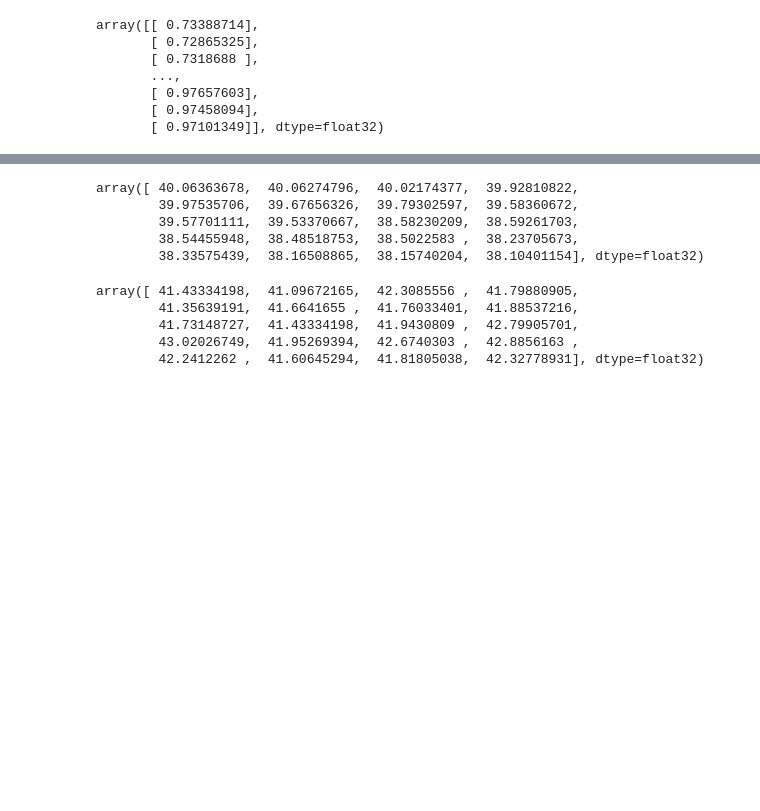
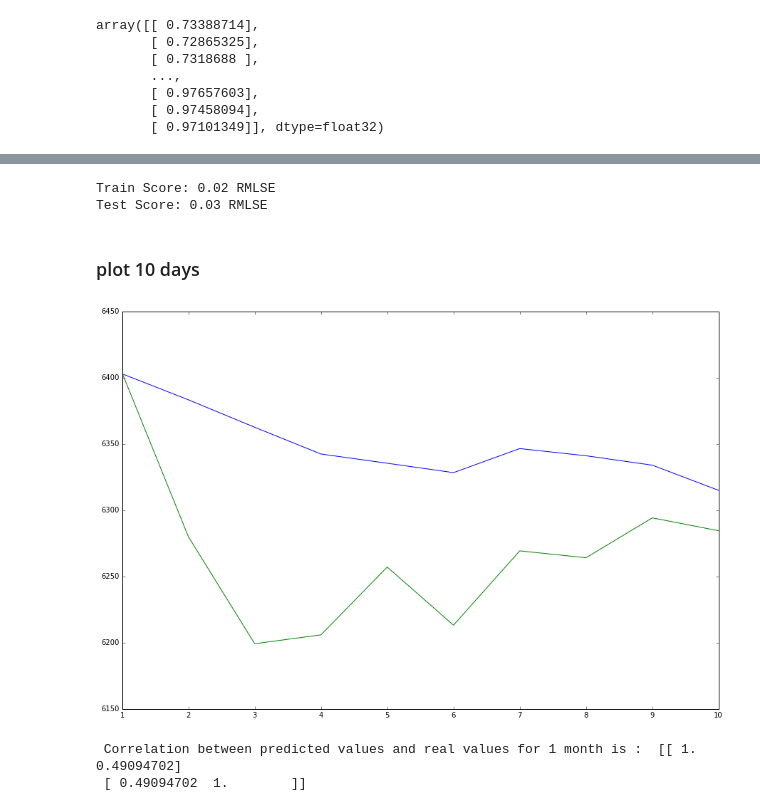
Before and after one commit to Ansari-Othmane/ScientificMethodology, a Jupyter notebook: Code/ScientificMethodologyProject-Github.ipynb, the cells around one changed output, grey strips where cells are left out. Cells and saved outputs as stored; diff of their text form; code cells hidden in the pictures; blank space fills up the shorter version.

```diff
--- a/Code/ScientificMethodologyProject-Github.ipynb
+++ b/Code/ScientificMethodologyProject-Github.ipynb
@@ -356,28 +379,0 @@ model.save(name)
-# %%
-result = model.predict(testX[0].reshape(1,look_back,1))[0].reshape(1, -1)
-secondBase = testX[1]
-# we copy testX[1] and update the last values with our prediction in order to predict another 10 values
-for j in range(len(result[0])):
-    secondBase[-10+j] = result[0][j]
-
-second_result = model.predict(secondBase.reshape(1,look_back,1))[0].reshape(1, -1)
-
-final_result = np.concatenate((result[0], second_result[0]))
-final_result = scaler.inverse_transform(final_result.reshape(1, -1))[0]
-final_result
-# %% [output]
-array([ 40.06363678,  40.06274796,  40.02174377,  39.92810822,
-        39.97535706,  39.67656326,  39.79302597,  39.58360672,
-        39.57701111,  39.53370667,  38.58230209,  38.59261703,
-        38.54455948,  38.48518753,  38.5022583 ,  38.23705673,
-        38.33575439,  38.16508865,  38.15740204,  38.10401154], dtype=float32)
-# %%
-real_result = np.concatenate((testY[0],testY[1]))
-real_result = scaler.inverse_transform(real_result.reshape(1, -1))[0]
-real_result
-# %% [output]
-array([ 41.43334198,  41.09672165,  42.3085556 ,  41.79880905,
-        41.35639191,  41.6641655 ,  41.76033401,  41.88537216,
-        41.73148727,  41.43334198,  41.9430809 ,  42.79905701,
-        43.02026749,  41.95269394,  42.6740303 ,  42.8856163 ,
-        42.2412262 ,  41.60645294,  41.81805038,  42.32778931], dtype=float32)
@@ -383,0 +389,25 @@ array([ 41.43334198,  41.09672165,  42.3085556 ,  41.79880905,
+# %%
+# calculate root mean squared error
+trainScore = math.sqrt(mean_squared_log_error(trainY,trainPredict))
+print('Train Score: %.2f RMLSE' % (trainScore))
+testScore = math.sqrt(mean_squared_log_error(testY, testPredict))
+print('Test Score: %.2f RMLSE' % (testScore))
+# %% [output]
+Train Score: 0.02 RMLSE
+Test Score: 0.03 RMLSE
+# %% [markdown]
+### plot 10 days
+# %%
+index = 1
+
+plt.plot(range(1,11),testPredict[index])
+plt.plot(range(1,11),testY[index])
+plt.rcParams["figure.figsize"] = [15.0,10.0]
+#plt.axis(['2016-5-23','2016-7-23',6000,6500])
+plt.show()
+
+print(" Correlation between predicted values and real values for 1 month is : ",np.corrcoef(scaler.inverse_transform(result[0].reshape(1, -1))[0],scaler.inverse_transform(testY[index].reshape(1, -1))[0]))
+# %% [output]
+[figure, added]
+ Correlation between predicted values and real values for 1 month is :  [[ 1.          0.49094702]
+ [ 0.49094702  1.        ]]
```
Also changed, not shown: parts of 13 cells of this notebook.
